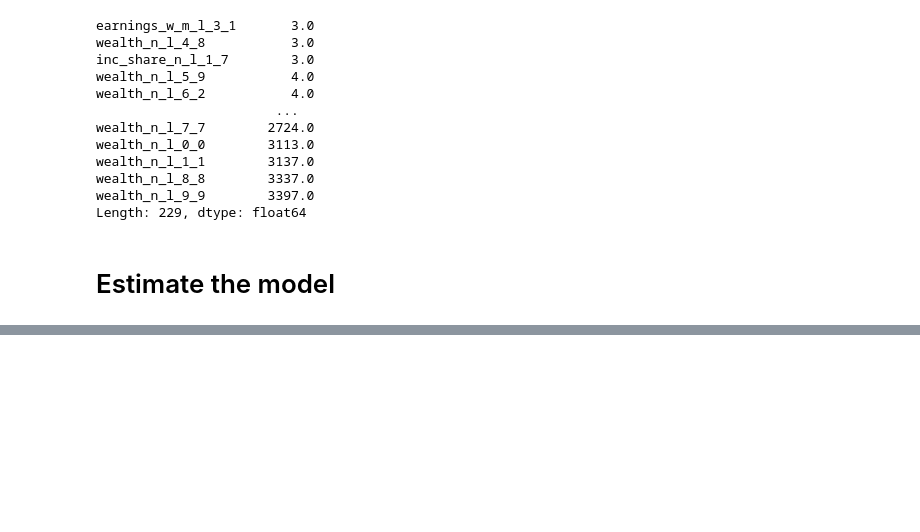
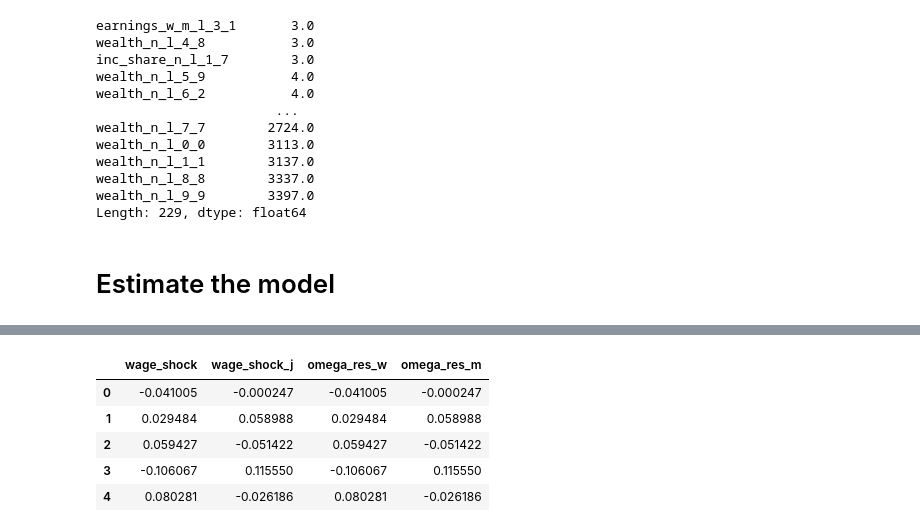
Before and after one commit to ThomasHJorgensen/LimitedCommitmentTest, a Jupyter notebook: Check_Estimate.ipynb, the cells around one changed output, grey strips where cells are left out. Drawn from its saved outputs; the diff is of its cells as text; code cells hidden in the pictures; blank space fills up the shorter version.

```diff
--- a/Check_Estimate.ipynb
+++ b/Check_Estimate.ipynb
@@ -472,0 +426,31 @@ data_reg, Wald_FC, Wald_NC = Estimate.main_est(data_reg,print_reg=True)
+# %%
+do_estimate_omega = True
+path='output/'
+name_xl = 'model_FC20'
+#data = Estimate.create_data(models,start_p = 1, end_p = models.par.T-1)
+data = pd.read_excel(f'{path}{name_xl}.xlsx')
+data = Estimate.create_variable(data, models.par)
+
+gender = "w"
+
+if gender == "w":
+    spouse = "m"
+else:
+    spouse = "w"
+    gender = "m"
+
+#FOR WOMAN
+if do_estimate_omega:
+    data['wage_shock']=data[f'omega_res_{gender}']
+    data['wage_shock_j']=data[f'omega_res_{spouse}']
+else:
+    data['wage_shock']=data['delta_omega_w']
+# %%
+data[['wage_shock','wage_shock_j', 'omega_res_w', 'omega_res_m']].head()
+# %% [output]
+|  | wage_shock | wage_shock_j | omega_res_w | omega_res_m |
+| 0 | -0.041005 | -0.000247 | -0.041005 | -0.000247 |
+| 1 | 0.029484 | 0.058988 | 0.029484 | 0.058988 |
+| 2 | 0.059427 | -0.051422 | 0.059427 | -0.051422 |
+| 3 | -0.106067 | 0.115550 | -0.106067 | 0.115550 |
+| 4 | 0.080281 | -0.026186 | 0.080281 | -0.026186 |
```
Also changed, not shown: parts of 14 cells of this notebook, 2 other files.
